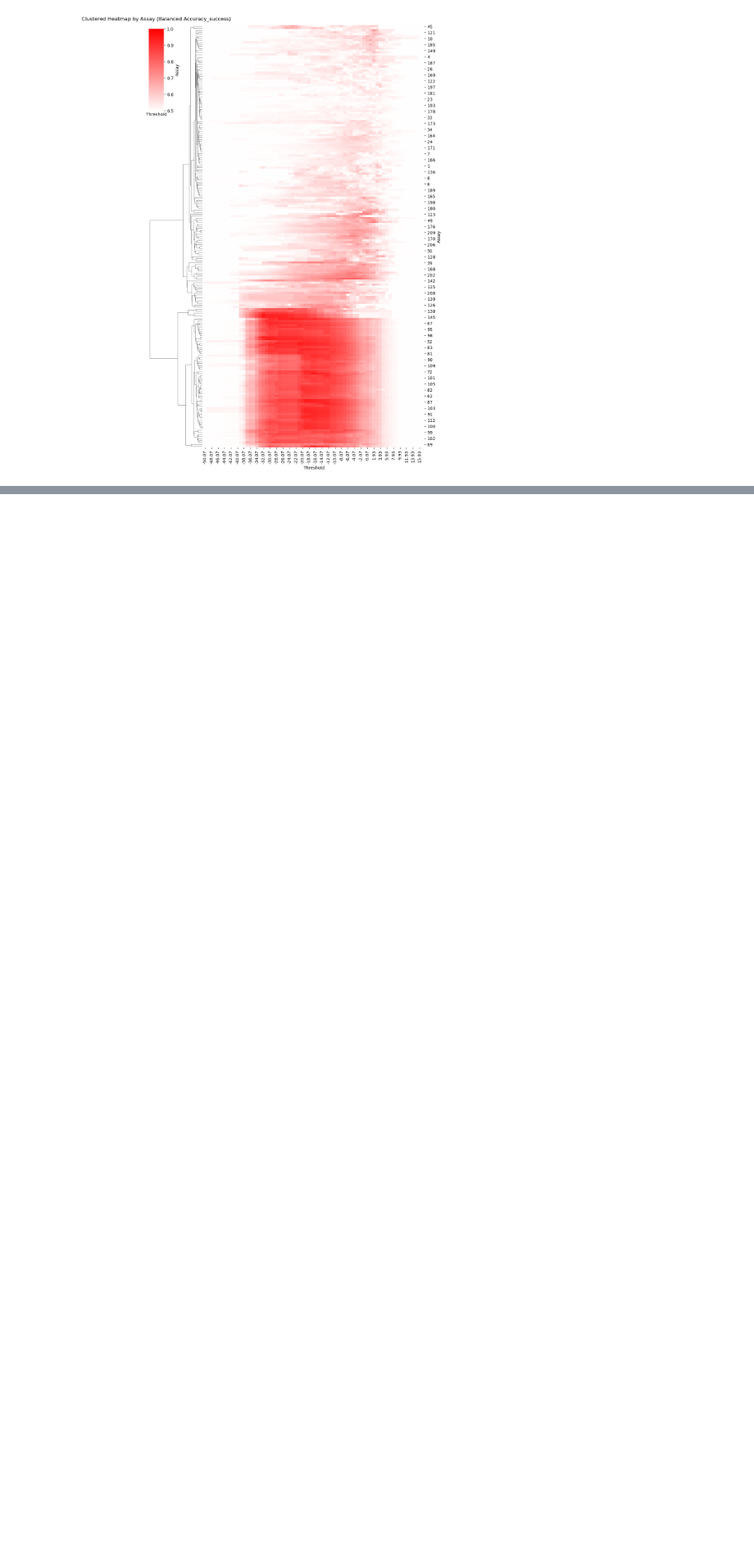
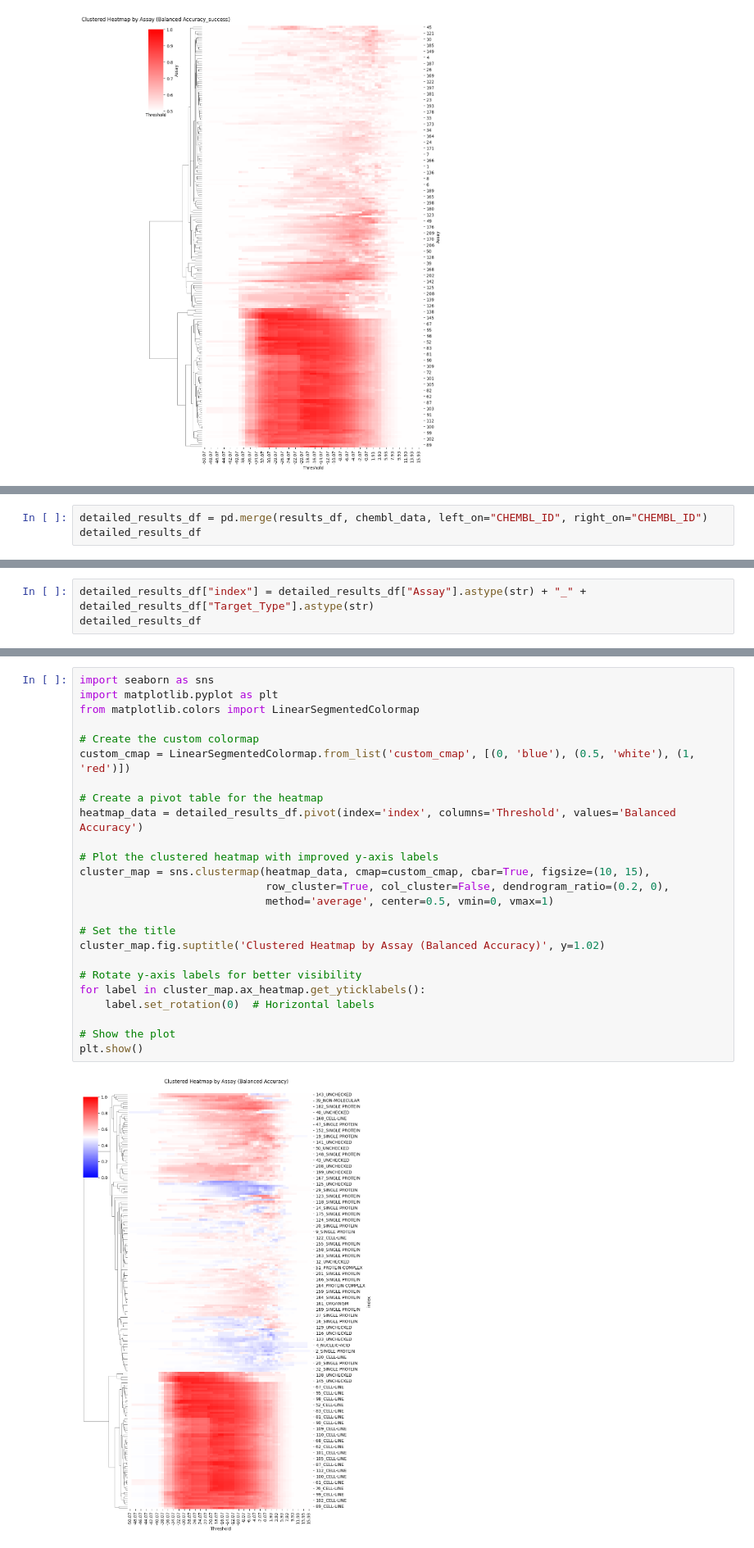
Before and after one commit to srijitseal/The_Seal_Files, a Jupyter notebook: The_Cell_Count_Files/02_Thresholding_Hofmarcher.ipynb, the cells around one changed output, grey strips where cells are left out. Shown: that part at 82% size. Saved outputs shown, nothing was run; the diff lists cells and outputs as text; blank space fills up the shorter version.

```diff
--- a/The_Cell_Count_Files/02_Thresholding_Hofmarcher.ipynb
+++ b/The_Cell_Count_Files/02_Thresholding_Hofmarcher.ipynb
@@ -280,0 +562,3 @@ target_mapdf.
+# %%
+detailed_results_df = pd.merge(results_df, chembl_data, left_on="CHEMBL_ID", right_on="CHEMBL_ID")
+detailed_results_df
@@ -280,0 +579,3 @@ target_mapdf.
+# %%
+detailed_results_df["index"] = detailed_results_df["Assay"].astype(str) + "_" + detailed_results_df["Target_Type"].astype(str)
+detailed_results_df
@@ -280,0 +598,27 @@ target_mapdf.
+# %%
+import seaborn as sns
+import matplotlib.pyplot as plt
+from matplotlib.colors import LinearSegmentedColormap
+
+# Create the custom colormap
+custom_cmap = LinearSegmentedColormap.from_list('custom_cmap', [(0, 'blue'), (0.5, 'white'), (1, 'red')])
+
+# Create a pivot table for the heatmap
+heatmap_data = detailed_results_df.pivot(index='index', columns='Threshold', values='Balanced Accuracy')
+
+# Plot the clustered heatmap with improved y-axis labels
+cluster_map = sns.clustermap(heatmap_data, cmap=custom_cmap, cbar=True, figsize=(10, 15),
+                             row_cluster=True, col_cluster=False, dendrogram_ratio=(0.2, 0),
+                             method='average', center=0.5, vmin=0, vmax=1)
+
+# Set the title
+cluster_map.fig.suptitle('Clustered Heatmap by Assay (Balanced Accuracy)', y=1.02)
+
+# Rotate y-axis labels for better visibility
+for label in cluster_map.ax_heatmap.get_yticklabels():
+    label.set_rotation(0)  # Horizontal labels
+
+# Show the plot
+plt.show()
+# %% [output]
+[figure, added]
```
Also changed, not shown: parts of 28 cells of this notebook, 28 other files.
